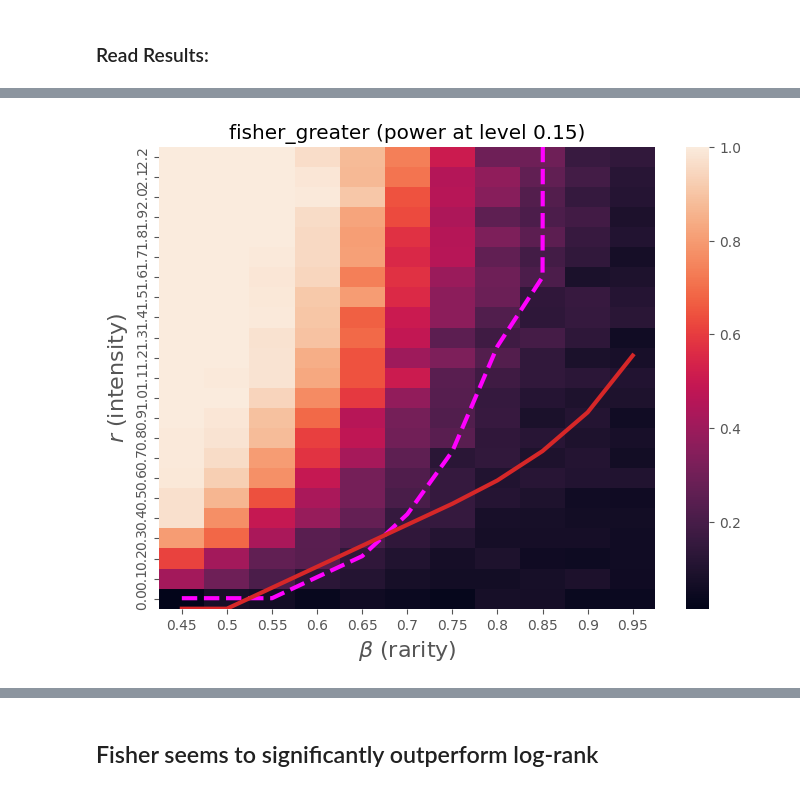
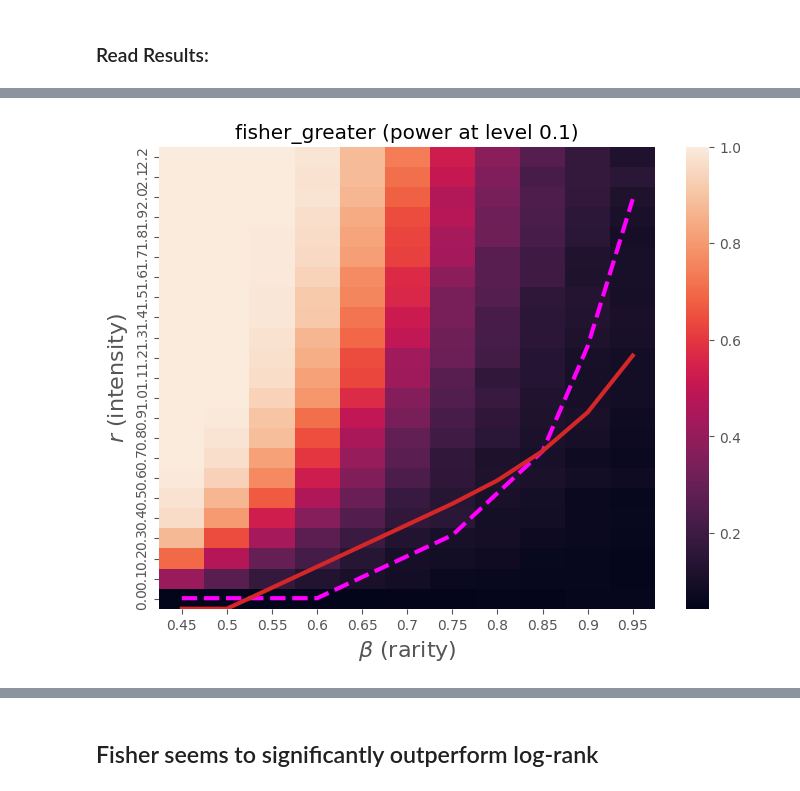
Before and after one commit to alonkipnis/HCHG, a Jupyter notebook: illustrate_phase_diagram.ipynb, the cells around one changed output, grey strips where cells are left out. Cells and saved outputs as stored; diff of their text form; code cells hidden in the pictures.

```diff
--- a/illustrate_phase_diagram.ipynb
+++ b/illustrate_phase_diagram.ipynb
@@ -132,17 +157,0 @@ tcrit
-# %%
-a = []
-value = 'hc_greater'
-t = tcrit[value].values[0]
-
-df_res = pd.DataFrame()
-for i,c in enumerate(df1.rename(columns={'log_rank_greater' : 'value'}).groupby(['beta', 'r'])):
-    nMonte = len(c[1])
-    empirical_power = np.mean(c[1]['value'] > t)
-    binom_pval = binom_test(empirical_power * nMonte,
-                                        np.array(nMonte), level, alt='greater')
-    r = pd.DataFrame({'beta' : c[0][0],
-                     'r' : c[0][1],
-                     'empirical_power': empirical_power,
-                     'empirical_power_pval': binom_pval}, index=[i]
-                    )
-    df_res = pd.concat([df_res, r])
@@ -162,6 +158,6 @@ df0.agg([q95, std_95])
 # %%
 out_dir = "/Users/kipnisal/Dropbox/Apps/Overleaf/Survival Analysis with Sensitivity to Possible Rare and Weak Differences/Figs/"
-out_dir = ""
+out_dir = "Figs/"
 out_filename = out_dir + 'phase_diagram_'
 #def illustrate_phase_diagrams(df1, df0, out_filename='phase_diagram'):
 """
@@ -174,41 +170,49 @@ Args:
 """
 
 params = ['itr', 'T', 'N1', 'N2', 'r', 'beta']
-tests = ['hc_greater', 'log_rank_greater', 'min_p_greater', 'fisher_greater',
-  'logrank_lifelines_None', 'logrank_lifelines_wilcoxon', 'logrank_lifelines_peto',
-  'logrank_lifelines_fleming-harrington10', 'logrank_lifelines_fleming-harrington01']
+tests = [
+ 'hc_greater', 'log_rank_greater', 'min_p_greater', 'fisher_greater',
+  #'logrank_lifelines_None', 'logrank_lifelines_wilcoxon', 'logrank_lifelines_peto',
+  #'logrank_lifelines_fleming-harrington01', 'logrank_lifelines_fleming-harrington11'
+  ]
+#tests = ['hc_greater']
 tests_vars = [c for c in df0.columns if c not in params and 'Unnamed' not in c]
 
 global_params = ['T', 'N1', 'N2']
-level = 0.15
-tcrit = df0.groupby(global_params).agg(lambda x : quantile(x, 1-level))
+level = 0.1
 
 level_bin = 0.05
 
+r_max = 2.3
 good_side = 'greater'
 bad_side = 'less'
 
 
-colors = {'hc_greater': '#d62728', 'log_rank_greater': '#1f77b4',
- 'min_p_greater': 'green',
+colors = {'hc_greater': 'tab:red',
+ 'log_rank_greater': 'tab:blue',
+ 'min_p_greater': 'tab:green',
 'berk_jones_greater': '#d62728',
  'fisher_greater': 'magenta',
  'logrank_lifelines_None': '#1f77b4',
- 'logrank_lifelines_wilcoxon': '#1f77b4',
-'logrank_lifelines_peto': '#1f77b4',
-'logrank_lifelines_fleming-harrington10': '#1f77b4',
-'logrank_lifelines_fleming-harrington01': '#1f77b4'
+ 'logrank_lifelines_wilcoxon': 'tab:green',
+'logrank_lifelines_peto': 'tab:purple',
+'logrank_lifelines_fleming-harrington10': 'tab:orange',
+'logrank_lifelines_fleming-harrington01': 'tab:orange',
+'logrank_lifelines_fleming-harrington11': 'tab:orange'
  }
 
 for c in df1.groupby(global_params):
     print(f"Analyzing the case (T, N1, N2) = {c[0]}")
     dfc = c[1]
-    nMonte = dfc['itr'].max()
-
     for tsn in tests:
         # we check rate when both sides succedds. These are not good outcomes
         bb = dfc['beta'].unique()
         rr = dfc['r'].unique()
+        if "greater" not in tsn:
+            tcrit.loc[:,tsn] = df0.groupby(global_params).agg(lambda x : quantile(x, 1-2*level))[tsn]
+
+        nMonte = get_nMonte(dfc, tsn)
+        print("nMonte = ", nMonte)
 
         def r2grid(r):
             return len(rr) / (rr.max() - rr.min()) * (rr.max() - r)
@@ -220,19 +224,25 @@ for c in df1.groupby(global_params):
         rcrit = np.zeros_like(bb)
         bcrit = np.zeros_like(rr)
 
-        mat = compute_power_mat(dfc.rename(columns={tsn : 'value'}), tcrit[tsn].values[0])
+        mat_succ = compute_succ_mat(dfc.rename(columns={tsn : 'value'}), tcrit[tsn].values[0])
 
-        for j,r in enumerate(rr):
-            empirical_power = mat[:,j]
-            binom_pvals = binom_test(empirical_power * nMonte,
-                                    np.array(nMonte), level, alt='greater')
-            substentiality_indicator_beta = binom_pvals < level_bin
-            bc = sigmoid_intercept(bb, substentiality_indicator_beta)
-            bcrit[j] = np.minimum(np.maximum(bc, 0.55), 1)
+        # for j,r in enumerate(rr):
+        #     empirical_power = mat[:,j]
+        #     binom_pvals = binom_test(empirical_power * nMonte,
+        #                             np.array(nMonte), level, alt='greater')
+        #     print(empirical_power * nMonte)
+        #     substentiality_indicator_beta = binom_pvals < level_bin
+        #     if np.sum(substentiality_indicator_beta) == 0:
+        #         bc = bb[0]
+        #     elif substentiality_indicator_beta[-1] == False:
+        #         bc = bb[-1]
+        #     else:
+        #         bc = sigmoid_intercept(bb, substentiality_indicator_beta)
+        #     bcrit[j] = np.minimum(np.maximum(bc, 0.2), 1)
 
         for i,beta in enumerate(bb):
-            empirical_power = mat[i,:]
-            binom_pvals = binom_test(empirical_power * nMonte,
+            no_succ = mat_succ[i,:]
+            binom_pvals = binom_test(no_succ,
                                     np.array(nMonte), level, alt='greater')
             substentiality_indicator_r = binom_pvals < level_bin
             if substentiality_indicator_r[-1] == False:
@@ -241,12 +251,11 @@ for c in df1.groupby(global_params):
                 rcrit[i] = 100
             else:
                 rc = sigmoid_intercept(rr, substentiality_indicator_r)
-                rcrit[i] = np.minimum(np.maximum(rc, 0), 2.3)
+                rcrit[i] = np.minimum(np.maximum(rc, 0), r_max)
 
-
-        plt.figure()
-
-        g = seaborn.heatmap(mat[:,::-1].T)
+        plt.figure(figsize=(8,6))
+        mat_power = mat_succ / nMonte
+        g = seaborn.heatmap(mat_power[:,::-1].T)
         plt.title(f"{tsn} (power at level {level})")
         g.set_xticklabels(bb)
         g.set_xlabel(r'$\beta$ (rarity)', fontsize=16)
@@ -260,6 +269,6 @@ for c in df1.groupby(global_params):
 
         fn = out_filename + tsn + ".png"
         plt.savefig(fn)
-        plt.show()
+        #plt.show()
 # %% [output]
 Analyzing the case (T, N1, N2) = (1000, 10000, 10000)
@@ -269 +282 @@ Analyzing the case (T, N1, N2) = (1000, 10000, 10000)
-[figure, old version]
+[figure, new version]
```
Also changed, not shown: parts of 19 cells of this notebook, 10 other files.
